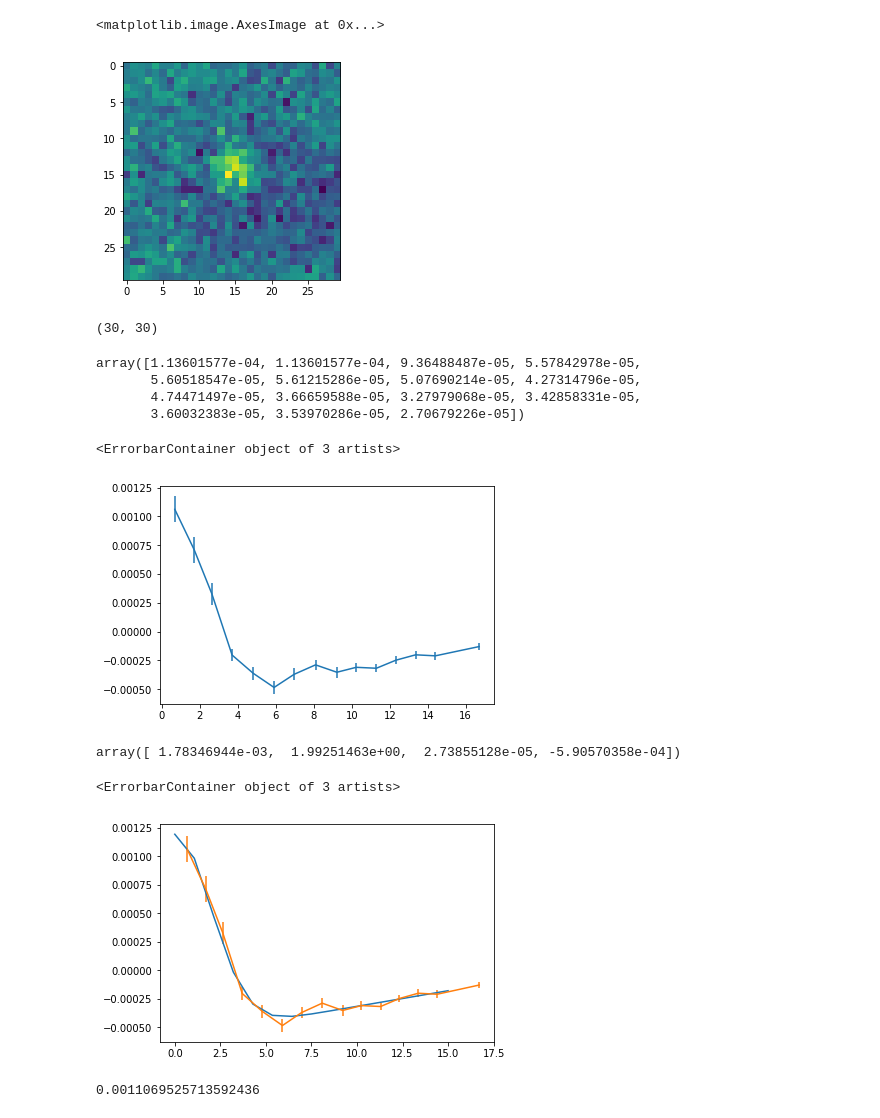
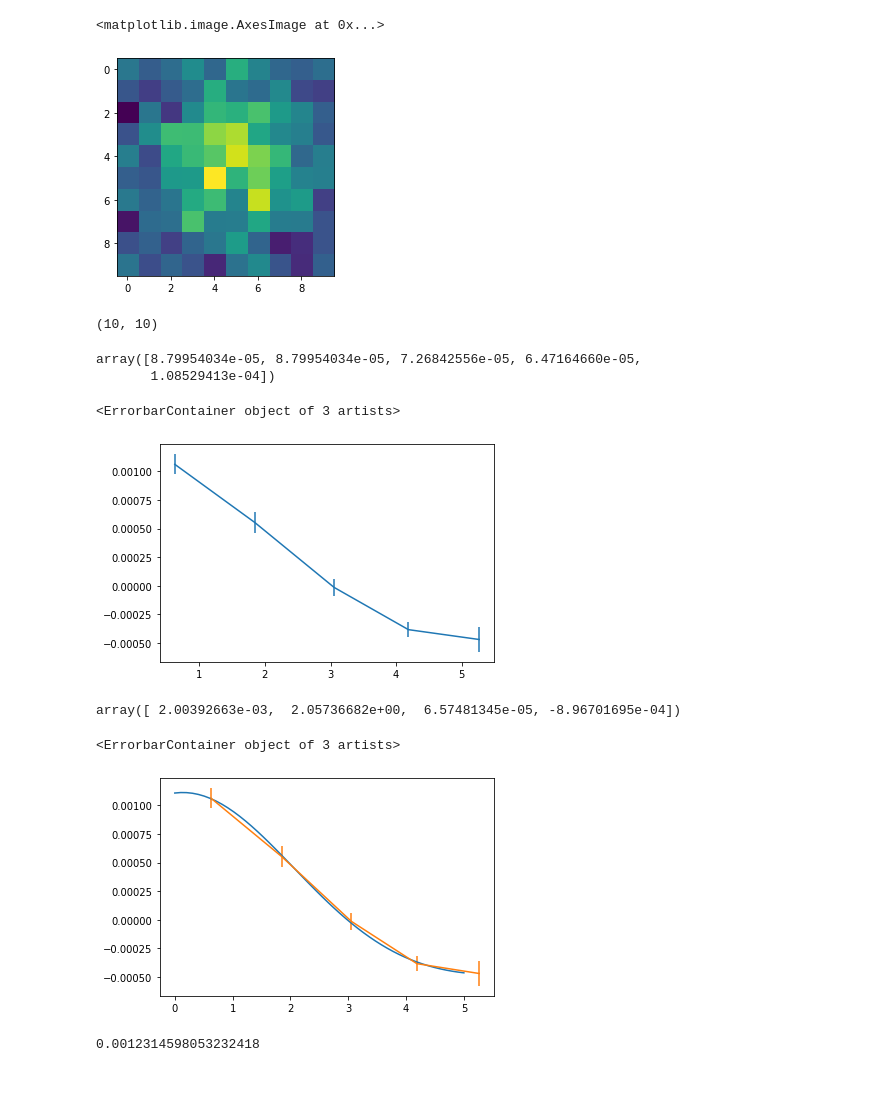
Before and after one commit to Sulla2012/WITCH, a Jupyter notebook: ps_garbage.ipynb, the cells around one changed output. Drawn from its saved outputs; the diff is of its cells as text; code cells hidden in the pictures; blank space fills up the shorter version.

```diff
--- a/ps_garbage.ipynb
+++ b/ps_garbage.ipynb
@@ -65,34 +65,32 @@ x,y = wcs.utils.skycoord_to_pixel(cur_center, w)
 
 x, y = round(x.item()), round(y.item())
 # %%
-bounds = 15
+bounds = 5
 # %%
 zoom_data = data[y-bounds:y+bounds, x-bounds:x+bounds]
 # %%
 plt.imshow(zoom_data)#, vmin = -1e-3, vmax = 1e-3)
 # %% [output]
 <matplotlib.image.AxesImage at 0x...>
-[figure, old version]
+[figure, new version]
 # %%
 rbin1d, bin1d, binvar, binerr = binmap(zoom_data, np.linspace(-bounds+1, bounds-1, bounds*2), np.linspace(-bounds+1, bounds-1, bounds*2), rbin = np.linspace(0, bounds, bounds))
 
 binerr[0] = binerr[1] #gotta fix that
 # %% [output]
-(30, 30)
+(10, 10)
 # %%
 binerr
 # %% [output]
-array([1.13601577e-04, 1.13601577e-04, 9.36488487e-05, 5.57842978e-05,
-       5.60518547e-05, 5.61215286e-05, 5.07690214e-05, 4.27314796e-05,
-       4.74471497e-05, 3.66659588e-05, 3.27979068e-05, 3.42858331e-05,
-       3.60032383e-05, 3.53970286e-05, 2.70679226e-05])
+array([8.79954034e-05, 8.79954034e-05, 7.26842556e-05, 6.47164660e-05,
+       1.08529413e-04])
 # %%
 
 
 plt.errorbar(rbin1d, bin1d, yerr=binerr)
 # %% [output]
 <ErrorbarContainer object of 3 artists>
-[figure, old version]
+[figure, new version]
 # %%
 def gauss(x, *p):
     #print(p)
@@ -103,22 +101,22 @@ residual = lambda p, x, y, yerr: (gauss(x, *p)-y)/yerr
 # p0 is the initial guess for the fitting coefficients (A, mu and sigma above)
 p0 = [1., 1., 0.001, -.0001]
 
-#pf, var_matrix = curve_fit(gauss, rbin1d, bin1d, p0=p0)
-pf, cov, info, mesg, success = leastsq(residual, p0,
-                                                args=(rbin1d, bin1d, binerr), full_output=1)
+pf, var_matrix = curve_fit(gauss, rbin1d, bin1d, p0=p0)
+#pf, cov, info, mesg, success = leastsq(residual, p0,
+#                                                args=(rbin1d, bin1d, binerr), full_output=1)
 # %%
 pf
 # %% [output]
-array([ 1.78346944e-03,  1.99251463e+00,  2.73855128e-05, -5.90570358e-04])
+array([ 2.00392663e-03,  2.05736682e+00,  6.57481345e-05, -8.96701695e-04])
 # %%
-rbin = np.linspace(0, bounds, bounds)
+rbin = np.linspace(0, bounds, 10*bounds)
 
 plt.plot(rbin, gauss(rbin, *pf))
 plt.errorbar(rbin1d, bin1d, yerr=binerr)
 # %% [output]
 <ErrorbarContainer object of 3 artists>
-[figure, old version]
+[figure, new version]
 # %%
 0.00055555555555556*pf[1]
 # %% [output]
-0.0011069525713592436
+0.0012314598053232418
```
